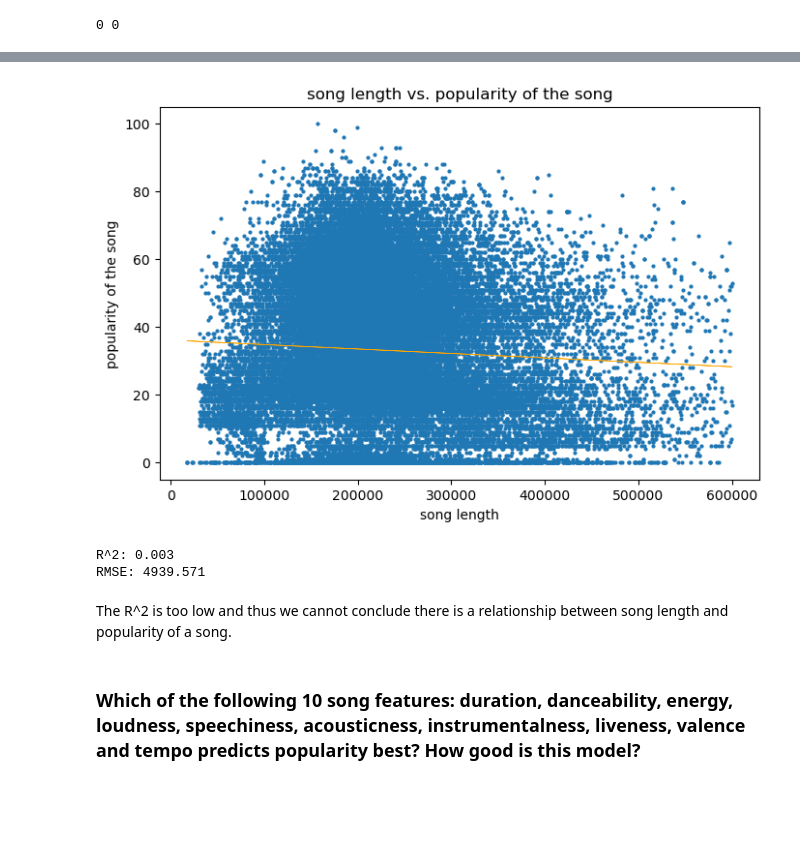
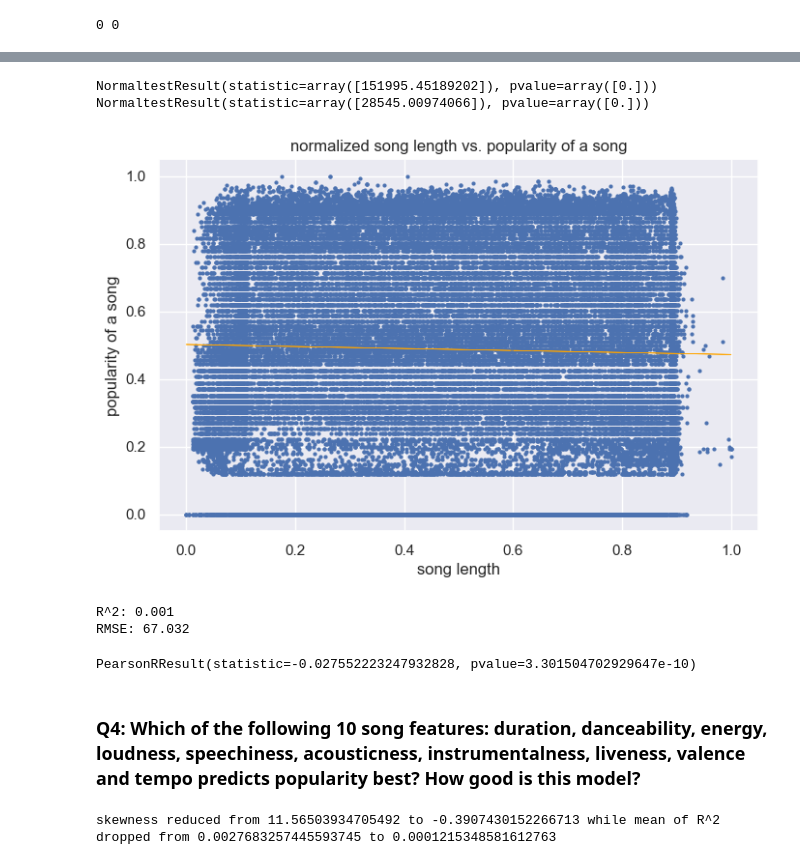
Before and after one commit to Archertakesitez/capstone_project_1001, a Jupyter notebook: 14568.ipynb, the cells around one changed output, grey strips where cells are left out. Drawn from its saved outputs; the diff is of its cells as text; code cells hidden in the pictures; blank space fills up the shorter version.

```diff
--- a/14568.ipynb
+++ b/14568.ipynb
@@ -51,33 +63,67 @@ ax.hist(duration_rmv)
 # %%
-
-duration_exp = duration_rmv.reshape(-1,1)
+from sklearn.preprocessing import QuantileTransformer
+qt = QuantileTransformer(n_quantiles=10, random_state=0)
+duration_exp = duration_vals.reshape(-1,1)
+transformed_duration = qt.fit_transform(duration_exp)
+print(normaltest(transformed_duration))
+x = transformed_duration.reshape(-1,)
+popularity_exp = popularity_vals.reshape(-1,1)
+transformed_popularity = qt.fit_transform(popularity_exp)
+print(normaltest(transformed_popularity))
+y = transformed_popularity.reshape(-1,)
 reg1 = LinearRegression()
-reg1.fit(duration_exp,popularity_rmv)
-y_hat = float(reg1.coef_)*duration_rmv + reg1.intercept_
-y = popularity_rmv
+reg1.fit(transformed_duration,y)
+y_hat = float(reg1.coef_)*x+ + reg1.intercept_
 plt.figure(figsize=(8,5))
-plt.plot(duration_rmv, popularity_rmv, 'o', ms=2)
-plt.plot(duration_rmv, y_hat, color='orange', linewidth=0.5) # orange line for the fox
+plt.plot(x, y, 'o', ms=2)
+plt.plot(x, y_hat, color='orange', linewidth=0.5) # orange line for the fox
 plt.xlabel("song length")
-plt.ylabel("popularity of the song")
-plt.title("song length vs. popularity of the song")
+plt.ylabel("popularity of a song")
+plt.title("normalized song length vs. popularity of a song")
 plt.show()
 r2 = r2_score(y,y_hat)
 print('R^2:', r2.round(3))
 rmse = np.sqrt(np.mean(np.sum((y-y_hat)**2)))
 print('RMSE:', rmse.round(3))
 # %% [output]
+NormaltestResult(statistic=array([151995.45189202]), pvalue=array([0.]))
+NormaltestResult(statistic=array([28545.00974066]), pvalue=array([0.]))
-[figure, old version]
+[figure, new version]
-R^2: 0.003
-RMSE: 4939.571
+R^2: 0.001
+RMSE: 67.032
-# %% [markdown]
-The R^2 is too low and thus we cannot conclude there is a relationship between song length and popularity of a song.
+# %%
+from scipy.stats.stats import pearsonr
+pearsonr(x,y)
+# %% [output]
+PearsonRResult(statistic=-0.027552223247932828, pvalue=3.301504702929647e-10)
 # %% [markdown]
-### Which of the following 10 song features: duration, danceability, energy, loudness, speechiness, acousticness, instrumentalness, liveness, valence and tempo predicts popularity best? How good is this model?
+### Q4: Which of the following 10 song features: duration, danceability, energy, loudness, speechiness, acousticness, instrumentalness, liveness, valence and tempo predicts popularity best? How good is this model?
 # %%
 column_list = ['duration', 'danceability', 'energy', 'loudness', 'speechiness','acousticness', 'instrumentalness', 'liveness',
                 'valence','tempo']
 cols_dict = {}
+# %%
+#we do not transform data to reduce skewness for this question
+#because this kind of transformation may reduce R^2 for certain columns
+from sklearn.model_selection import cross_val_score, KFold
+from scipy import stats
+random_seed = 14276662
+column = np.asarray(df1['duration'])
+skewness1 = stats.skew(column)
+logged_col = np.log(column)
+skewness2 = stats.skew(logged_col)
+col_exp = column.reshape(-1,1)
+logged_exp = logged_col.reshape(-1,1)
+reg = LinearRegression()
+x = col_exp
+x_logged = logged_exp
+y = popularity_vals
+kfold=KFold(n_splits=10,shuffle = True, random_state = random_seed)
+scores = cross_val_score(reg,x,y,cv=kfold,scoring='r2').mean()
+scores_for_logged = cross_val_score(reg,x_logged,y,cv=kfold,scoring='r2').mean()
+print("skewness reduced from",skewness1,"to",skewness2,"while mean of R^2 dropped from",scores, "to",scores_for_logged)
+# %% [output]
+skewness reduced from 11.56503934705492 to -0.3907430152266713 while mean of R^2 dropped from 0.0027683257445593745 to 0.0001215348581612763
 # %%
 def simple_linear(column_name: str):
     column = np.asarray(df1[column_name])
```
Also changed, not shown: parts of 43 cells of this notebook, 2 other files.
